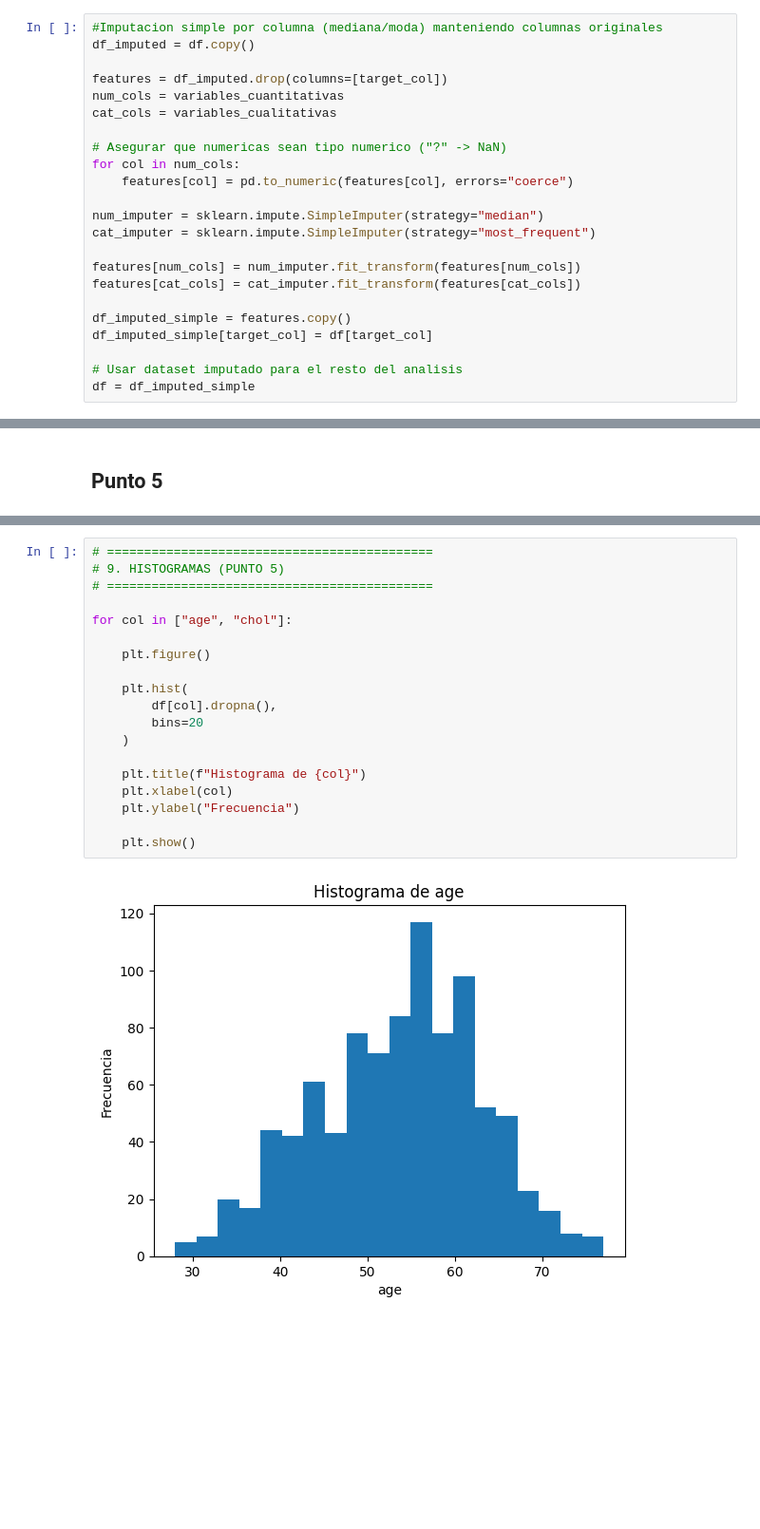
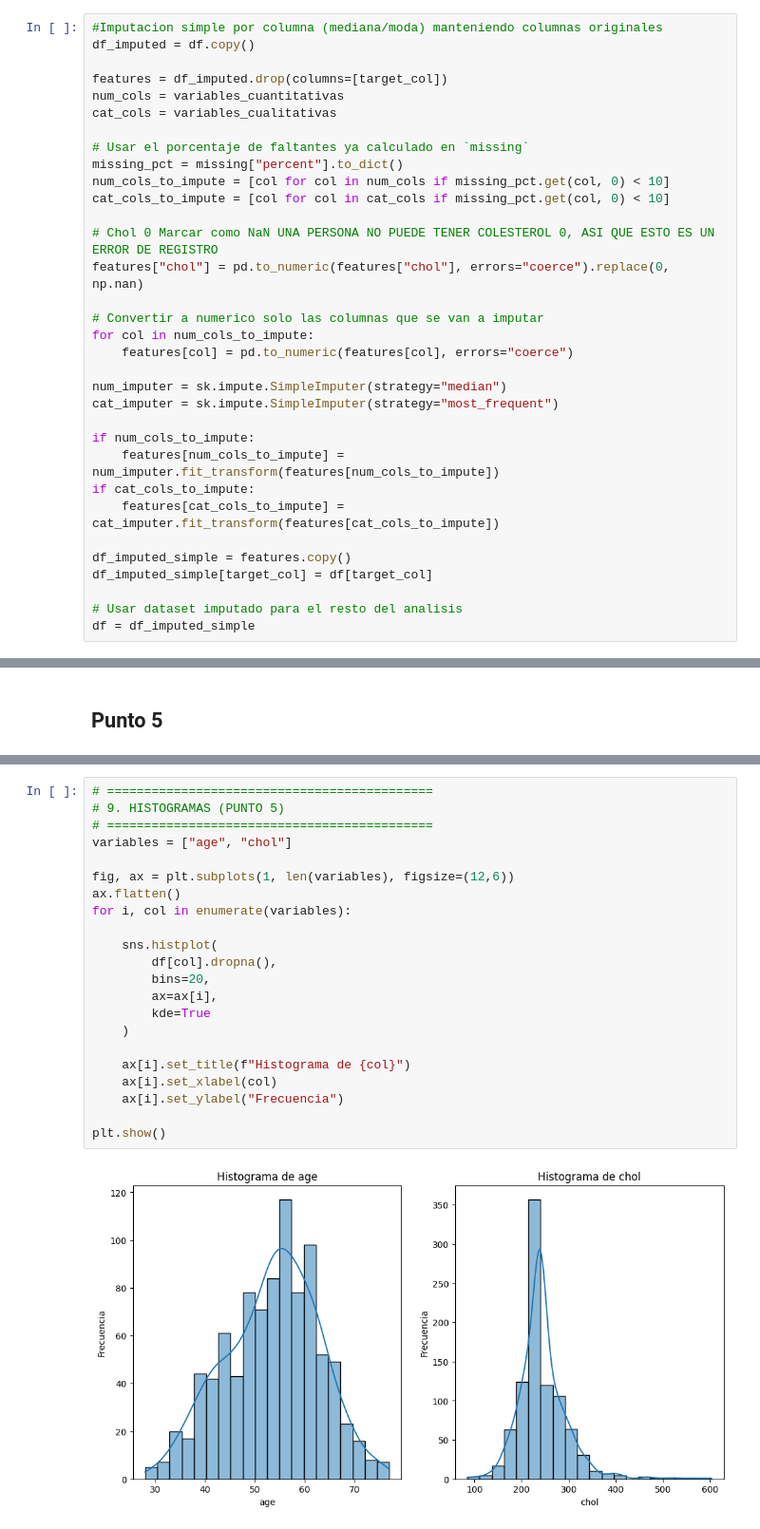
Before and after one commit to KingAegon19/Maestr-a_Ciencia_de_Datos, a Jupyter notebook: Taller1/src/Taller1.ipynb, the cells around one changed output, grey strips where cells are left out. Shown at 95% size. Saved outputs shown, nothing was run; the diff lists cells and outputs as text; blank space fills up the shorter version.

```diff
--- a/Taller1/src/Taller1.ipynb
+++ b/Taller1/src/Taller1.ipynb
@@ -195,15 +206,25 @@ features = df_imputed.drop(columns=[target_col])
 num_cols = variables_cuantitativas
 cat_cols = variables_cualitativas
 
-# Asegurar que numericas sean tipo numerico ("?" -> NaN)
-for col in num_cols:
+# Usar el porcentaje de faltantes ya calculado en `missing`
+missing_pct = missing["percent"].to_dict()
+num_cols_to_impute = [col for col in num_cols if missing_pct.get(col, 0) < 10]
+cat_cols_to_impute = [col for col in cat_cols if missing_pct.get(col, 0) < 10]
+
+# Chol 0 Marcar como NaN UNA PERSONA NO PUEDE TENER COLESTEROL 0, ASI QUE ESTO ES UN ERROR DE REGISTRO
+features["chol"] = pd.to_numeric(features["chol"], errors="coerce").replace(0, np.nan)
+
+# Convertir a numerico solo las columnas que se van a imputar
+for col in num_cols_to_impute:
     features[col] = pd.to_numeric(features[col], errors="coerce")
 
-num_imputer = sklearn.impute.SimpleImputer(strategy="median")
-cat_imputer = sklearn.impute.SimpleImputer(strategy="most_frequent")
+num_imputer = sk.impute.SimpleImputer(strategy="median")
+cat_imputer = sk.impute.SimpleImputer(strategy="most_frequent")
 
-features[num_cols] = num_imputer.fit_transform(features[num_cols])
-features[cat_cols] = cat_imputer.fit_transform(features[cat_cols])
+if num_cols_to_impute:
+    features[num_cols_to_impute] = num_imputer.fit_transform(features[num_cols_to_impute])
+if cat_cols_to_impute:
+    features[cat_cols_to_impute] = cat_imputer.fit_transform(features[cat_cols_to_impute])
 
 df_imputed_simple = features.copy()
 df_imputed_simple[target_col] = df[target_col]
@@ -585,21 +674,24 @@ NameError: name 'df' is not defined
 # %%
 # ============================================
 # 9. HISTOGRAMAS (PUNTO 5)
 # ============================================
+variables = ["age", "chol"]
 
-for col in ["age", "chol"]:
+fig, ax = plt.subplots(1, len(variables), figsize=(12,6))
+ax.flatten()
+for i, col in enumerate(variables):
 
-    plt.figure()
-
-    plt.hist(
+    sns.histplot(
         df[col].dropna(),
-        bins=20
+        bins=20,
+        ax=ax[i],
+        kde=True
     )
 
-    plt.title(f"Histograma de {col}")
-    plt.xlabel(col)
-    plt.ylabel("Frecuencia")
+    ax[i].set_title(f"Histograma de {col}")
+    ax[i].set_xlabel(col)
+    ax[i].set_ylabel("Frecuencia")
 
-    plt.show()
+plt.show()
 # %% [output]
-[figure, old version]
+[figure, new version]
```
Also changed, not shown: parts of 38 cells of this notebook.
